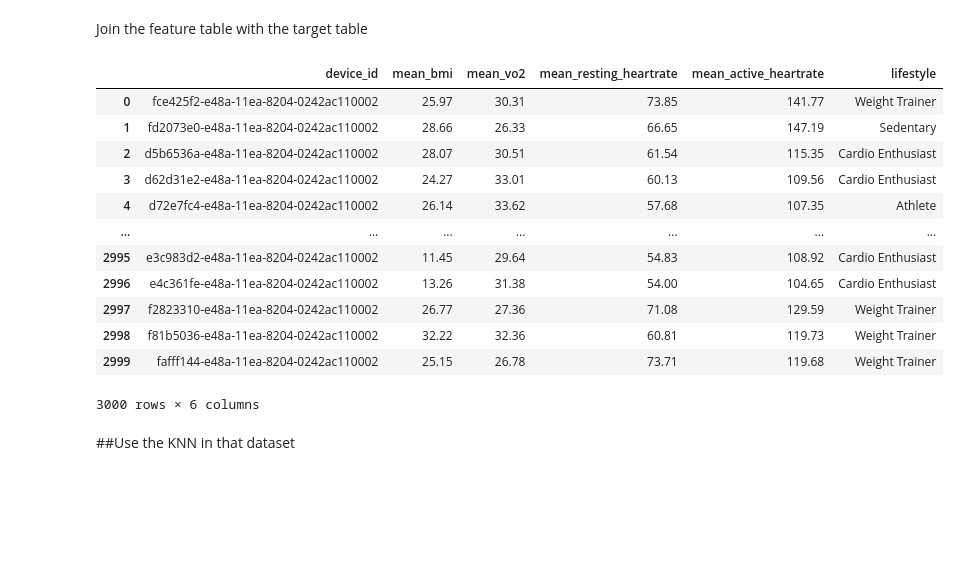
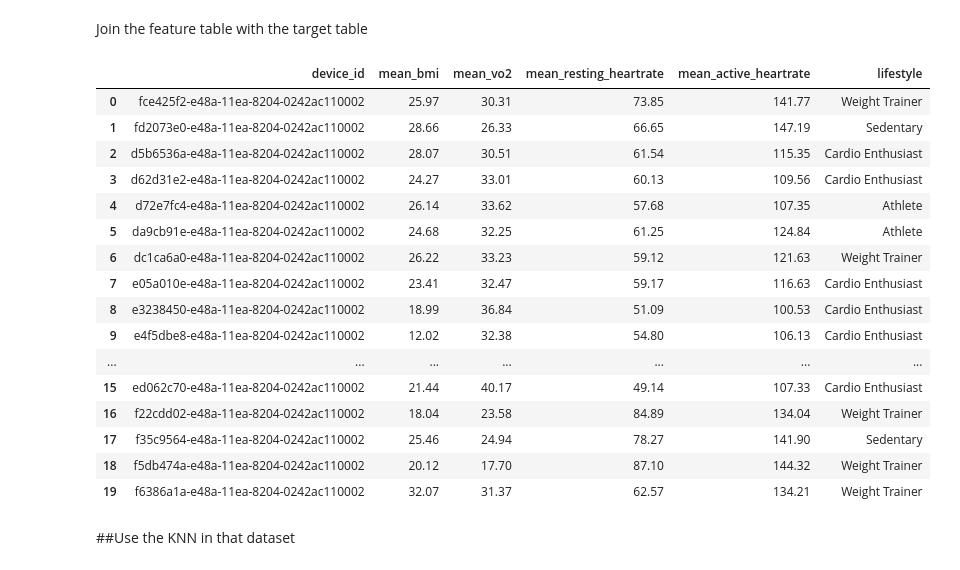
Before and after one commit to GuilhermePiress/KNN_predict_classes, a Jupyter notebook: KNN.ipynb, the cells around one changed output. Cells and saved outputs as stored; diff of their text form; code cells hidden in the pictures; blank space fills up the shorter version.

```diff
--- a/KNN.ipynb
+++ b/KNN.ipynb
@@ -37,22 +37,26 @@ Join the feature table with the target table
 # %%
 users_table=spark.read.table('ht_users').toPandas()
 device_lifestyle=users_table[['device_id','lifestyle']]
 ht_agg_pandas_df=ht_agg_pandas_df.merge(device_lifestyle,'inner','device_id')
-ht_agg_pandas_df
+ht_agg_pandas_df.head(20)
 # %% [output]
 |  | device_id | mean_bmi | mean_vo2 | mean_resting_heartrate | mean_active_heartrate | lifestyle |
 | 0 | fce425f2-e48a-11ea-8204-0242ac110002 | 25.97 | 30.31 | 73.85 | 141.77 | Weight Trainer |
 | 1 | fd2073e0-e48a-11ea-8204-0242ac110002 | 28.66 | 26.33 | 66.65 | 147.19 | Sedentary |
 | 2 | d5b6536a-e48a-11ea-8204-0242ac110002 | 28.07 | 30.51 | 61.54 | 115.35 | Cardio Enthusiast |
 | 3 | d62d31e2-e48a-11ea-8204-0242ac110002 | 24.27 | 33.01 | 60.13 | 109.56 | Cardio Enthusiast |
 | 4 | d72e7fc4-e48a-11ea-8204-0242ac110002 | 26.14 | 33.62 | 57.68 | 107.35 | Athlete |
+| 5 | da9cb91e-e48a-11ea-8204-0242ac110002 | 24.68 | 32.25 | 61.25 | 124.84 | Athlete |
+| 6 | dc1ca6a0-e48a-11ea-8204-0242ac110002 | 26.22 | 33.23 | 59.12 | 121.63 | Weight Trainer |
+| 7 | e05a010e-e48a-11ea-8204-0242ac110002 | 23.41 | 32.47 | 59.17 | 116.63 | Cardio Enthusiast |
+| 8 | e3238450-e48a-11ea-8204-0242ac110002 | 18.99 | 36.84 | 51.09 | 100.53 | Cardio Enthusiast |
+| 9 | e4f5dbe8-e48a-11ea-8204-0242ac110002 | 12.02 | 32.38 | 54.80 | 106.13 | Cardio Enthusiast |
 | ... | ... | ... | ... | ... | ... | ... |
-| 2995 | e3c983d2-e48a-11ea-8204-0242ac110002 | 11.45 | 29.64 | 54.83 | 108.92 | Cardio Enthusiast |
-| 2996 | e4c361fe-e48a-11ea-8204-0242ac110002 | 13.26 | 31.38 | 54.00 | 104.65 | Cardio Enthusiast |
-| 2997 | f2823310-e48a-11ea-8204-0242ac110002 | 26.77 | 27.36 | 71.08 | 129.59 | Weight Trainer |
-| 2998 | f81b5036-e48a-11ea-8204-0242ac110002 | 32.22 | 32.36 | 60.81 | 119.73 | Weight Trainer |
-| 2999 | fafff144-e48a-11ea-8204-0242ac110002 | 25.15 | 26.78 | 73.71 | 119.68 | Weight Trainer |
+| 15 | ed062c70-e48a-11ea-8204-0242ac110002 | 21.44 | 40.17 | 49.14 | 107.33 | Cardio Enthusiast |
+| 16 | f22cdd02-e48a-11ea-8204-0242ac110002 | 18.04 | 23.58 | 84.89 | 134.04 | Weight Trainer |
+| 17 | f35c9564-e48a-11ea-8204-0242ac110002 | 25.46 | 24.94 | 78.27 | 141.90 | Sedentary |
+| 18 | f5db474a-e48a-11ea-8204-0242ac110002 | 20.12 | 17.70 | 87.10 | 144.32 | Weight Trainer |
+| 19 | f6386a1a-e48a-11ea-8204-0242ac110002 | 32.07 | 31.37 | 62.57 | 134.21 | Weight Trainer |
-3000 rows × 6 columns
 # %% [markdown]
 ##Use the KNN in that dataset
 # %%
```
Also changed, not shown: parts of 6 cells of this notebook.
